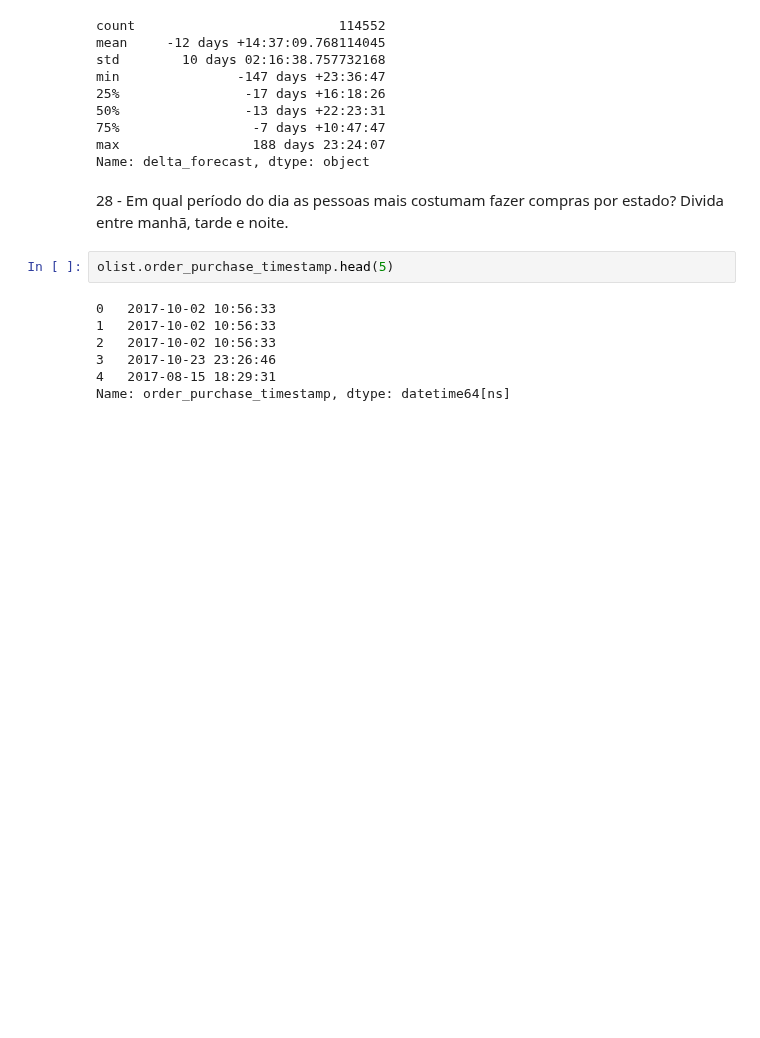
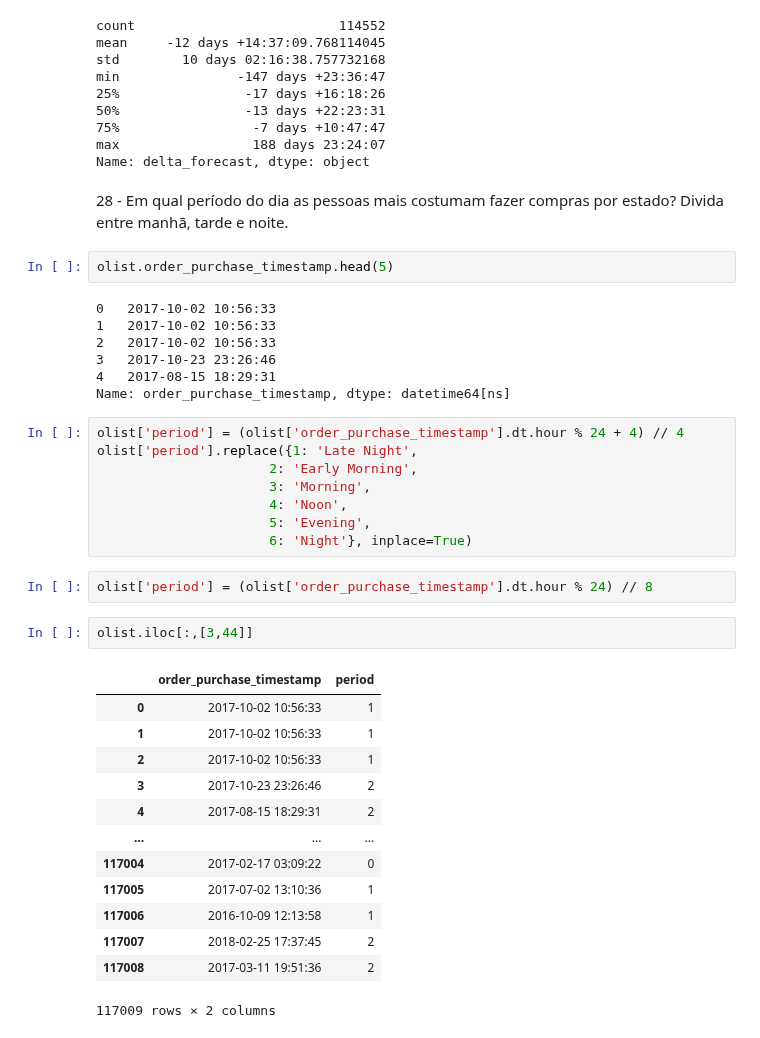
Before and after one commit to skillox1/PADSW06MDCD, a Jupyter notebook: Cópia_de_Untitled2.ipynb, the cells around one changed output. Saved outputs shown, nothing was run; the diff lists cells and outputs as text; blank space fills up the shorter version.

```diff
--- a/Cópia_de_Untitled2.ipynb
+++ b/Cópia_de_Untitled2.ipynb
@@ -412,3 +412,29 @@ olist.order_purchase_timestamp.head(5)
 3   2017-10-23 23:26:46
 4   2017-08-15 18:29:31
 Name: order_purchase_timestamp, dtype: datetime64[ns]
+# %%
+olist['period'] = (olist['order_purchase_timestamp'].dt.hour % 24 + 4) // 4
+olist['period'].replace({1: 'Late Night',
+                      2: 'Early Morning',
+                      3: 'Morning',
+                      4: 'Noon',
+                      5: 'Evening',
+                      6: 'Night'}, inplace=True)
+# %%
+olist['period'] = (olist['order_purchase_timestamp'].dt.hour % 24) // 8
+# %%
+olist.iloc[:,[3,44]]
+# %% [output]
+|  | order_purchase_timestamp | period |
+| 0 | 2017-10-02 10:56:33 | 1 |
+| 1 | 2017-10-02 10:56:33 | 1 |
+| 2 | 2017-10-02 10:56:33 | 1 |
+| 3 | 2017-10-23 23:26:46 | 2 |
+| 4 | 2017-08-15 18:29:31 | 2 |
+| ... | ... | ... |
+| 117004 | 2017-02-17 03:09:22 | 0 |
+| 117005 | 2017-07-02 13:10:36 | 1 |
+| 117006 | 2016-10-09 12:13:58 | 1 |
+| 117007 | 2018-02-25 17:37:45 | 2 |
+| 117008 | 2017-03-11 19:51:36 | 2 |
+117009 rows × 2 columns
```
Also changed, not shown: parts of 1 cell of this notebook.
